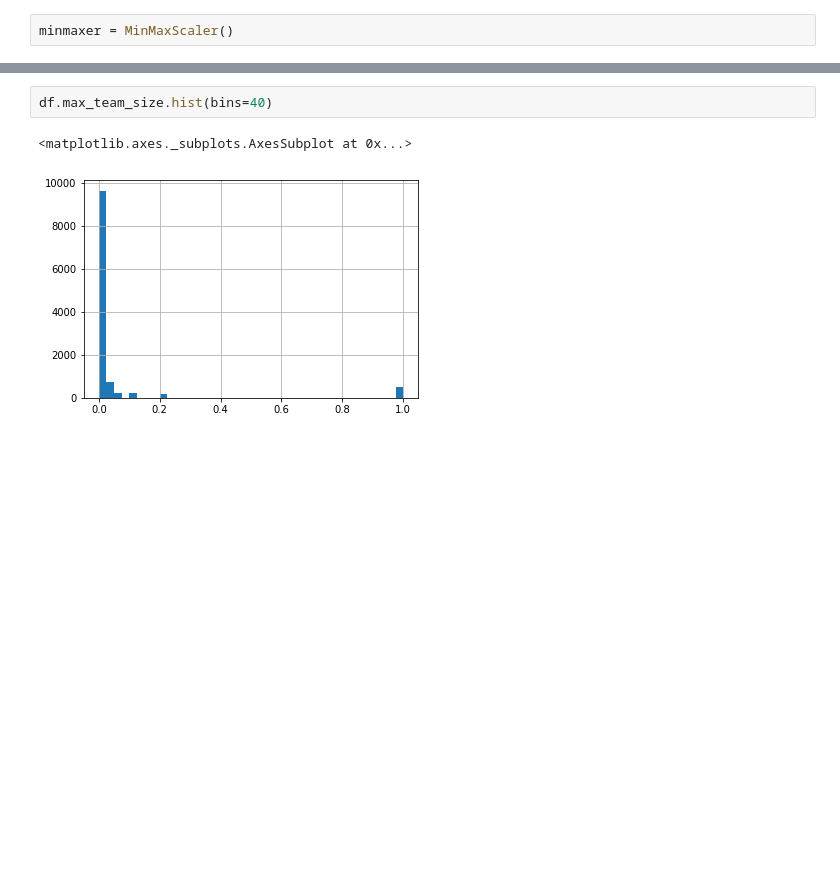
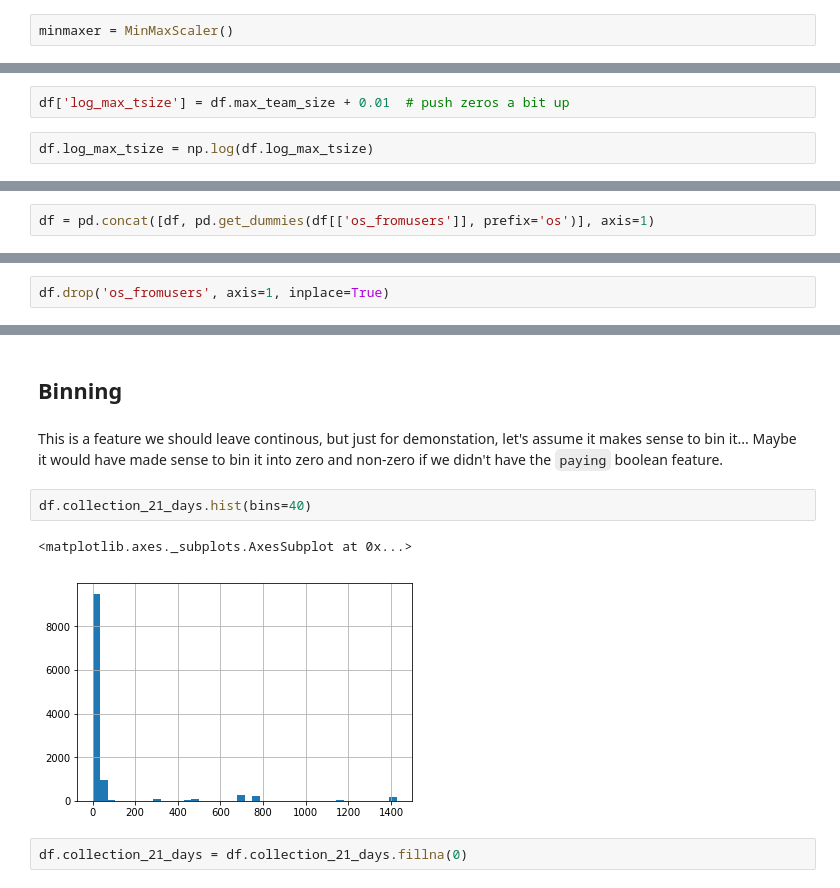
Before and after one commit to DataHackIL/DataLearn-ML-Intro-2019, a Jupyter notebook: part_5.Preprocessing.ipynb, the cells around one changed output, grey strips where cells are left out. Saved outputs shown, nothing was run; the diff lists cells and outputs as text; blank space fills up the shorter version.

```diff
--- a/part_5.Preprocessing.ipynb
+++ b/part_5.Preprocessing.ipynb
@@ -307,0 +487,4 @@ df.max_team_size = minmaxer.fit_transform(df[['max_team_size']])
+# %%
+df['log_max_tsize'] = df.max_team_size + 0.01  # push zeros a bit up
+# %%
+df.log_max_tsize = np.log(df.log_max_tsize)
@@ -307,0 +553,2 @@ df.max_team_size = minmaxer.fit_transform(df[['max_team_size']])
+# %%
+df = pd.concat([df, pd.get_dummies(df[['os_fromusers']], prefix='os')], axis=1)
@@ -307,0 +557,2 @@ df.max_team_size = minmaxer.fit_transform(df[['max_team_size']])
+# %%
+df.drop('os_fromusers', axis=1, inplace=True)
@@ -308,5 +568,12 @@ df.max_team_size = minmaxer.fit_transform(df[['max_team_size']])
+# %% [markdown]
+## Binning
+# %% [markdown]
+This is a feature we should leave continous, but just for demonstation, let's assume it makes sense to bin it...
+Maybe it would have made sense to bin it into zero and non-zero if we didn't have the `paying` boolean feature.
 # %%
-df.max_team_size.hist(bins=40)
+df.collection_21_days.hist(bins=40)
 # %% [output]
 <matplotlib.axes._subplots.AxesSubplot at 0x...>
-[figure, old version]
+[figure, new version]
+# %%
+df.collection_21_days = df.collection_21_days.fillna(0)
```
Also changed, not shown: parts of 95 cells of this notebook, 3 other files.
